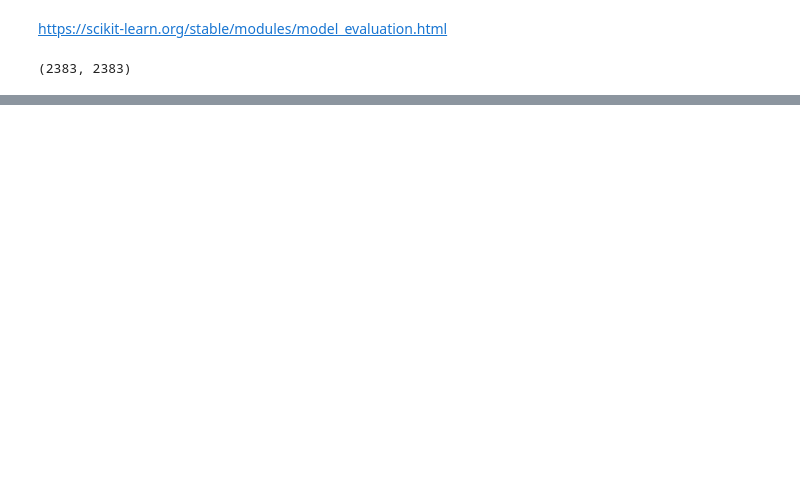
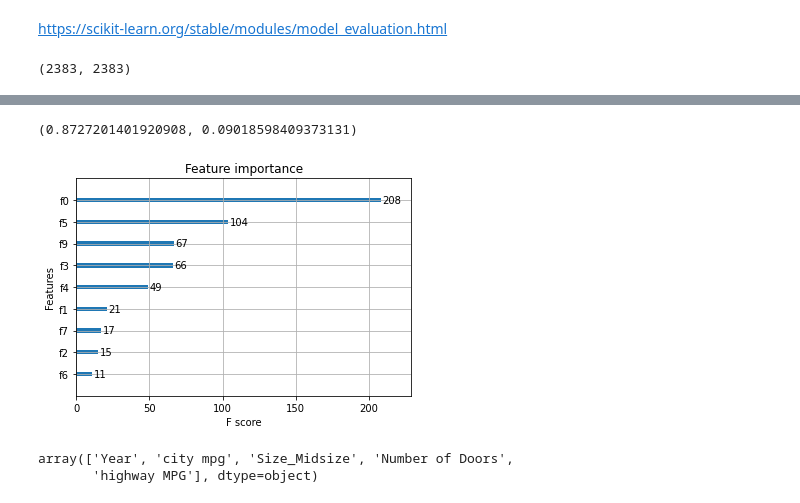
Before and after one commit to LeonVillanueva/CoLab, a Jupyter notebook: Google_CoLab_XGB_Car_Price.ipynb, the cells around one changed output, grey strips where cells are left out. Drawn from its saved outputs; the diff is of its cells as text; code cells hidden in the pictures; blank space fills up the shorter version.

```diff
--- a/Google_CoLab_XGB_Car_Price.ipynb
+++ b/Google_CoLab_XGB_Car_Price.ipynb
@@ -131,0 +134,3 @@ array([27087.959, 30154.77 , 36339.883, 27469.078, 92741.91 ],
+# %%
+model = XGBR (objective='reg:squarederror', learning_rate=0.5, max_depth=7, gamma=1, eval='error', n_estimators=20)
+model.fit (X_train, y_train, verbose=False, eval_set=[(X_test, y_test)], early_stopping_rounds=10, eval_metric=['error','logloss'])
@@ -131,0 +148,4 @@ array([27087.959, 30154.77 , 36339.883, 27469.078, 92741.91 ],
+# %%
+results.mean(), results.std()
+# %% [output]
+(0.8727201401920908, 0.09018598409373131)
@@ -131,0 +155,10 @@ array([27087.959, 30154.77 , 36339.883, 27469.078, 92741.91 ],
+# %%
+plot_importance (model)
+plt.show()
+# %% [output]
+[figure, added]
+# %%
+data_n.columns.values[[0,5,9,3,4]]
+# %% [output]
+array(['Year', 'city mpg', 'Size_Midsize', 'Number of Doors',
+       'highway MPG'], dtype=object)
```
Also changed, not shown: parts of 8 cells of this notebook.
